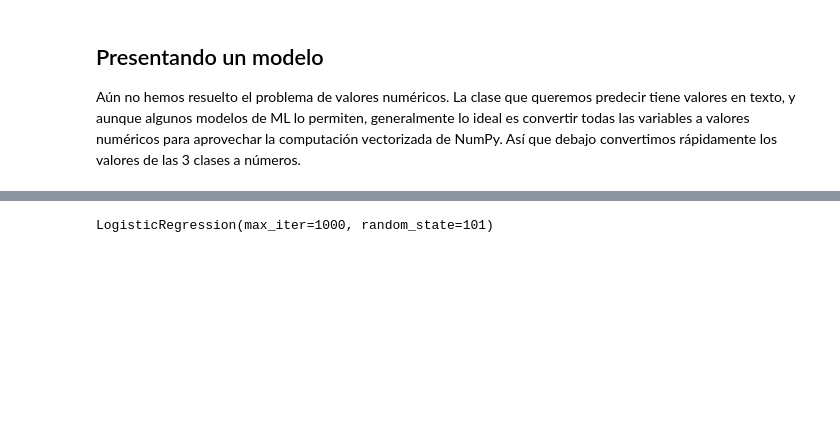
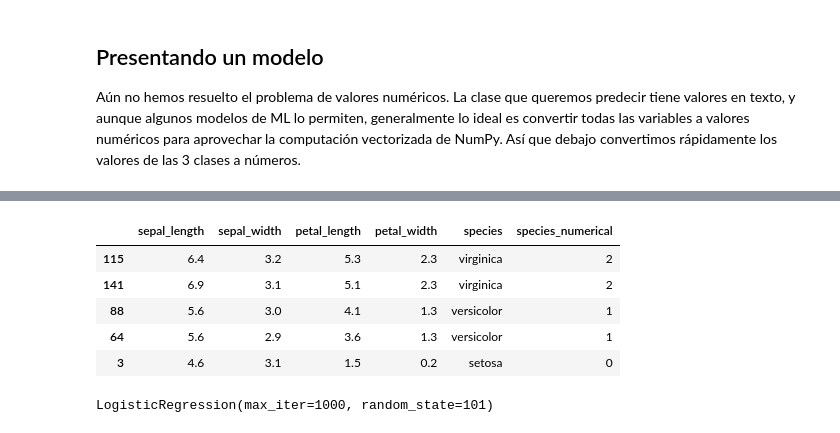
Before and after one commit to jmrodriguez2552/CEDAPY_25_26, a Jupyter notebook: ANALISIS_DATOS_PYTHON/NOTEBOOKS/5101_Tutorial_EDA.ipynb, the cells around one changed output, grey strips where cells are left out. Drawn from its saved outputs; the diff is of its cells as text; code cells hidden in the pictures; blank space fills up the shorter version.

```diff
--- a/ANALISIS_DATOS_PYTHON/NOTEBOOKS/5101_Tutorial_EDA.ipynb
+++ b/ANALISIS_DATOS_PYTHON/NOTEBOOKS/5101_Tutorial_EDA.ipynb
@@ -341,8 +341,16 @@ from sklearn.preprocessing import StandardScaler
 # %%
 X_train = df_train.drop(['species', 'species_numerical'], axis=1)
 y_train = df_train['species_numerical']
 X_test  = df_test.drop(['species', 'species_numerical'], axis=1)
 y_test  = df_test['species_numerical']
+df_train.head()
+# %% [output]
+|  | sepal_length | sepal_width | petal_length | petal_width | species | species_numerical |
+| 115 | 6.4 | 3.2 | 5.3 | 2.3 | virginica | 2 |
+| 141 | 6.9 | 3.1 | 5.1 | 2.3 | virginica | 2 |
+| 88 | 5.6 | 3.0 | 4.1 | 1.3 | versicolor | 1 |
+| 64 | 5.6 | 2.9 | 3.6 | 1.3 | versicolor | 1 |
+| 3 | 4.6 | 3.1 | 1.5 | 0.2 | setosa | 0 |
 # %%
 scaler = StandardScaler()
 X_train = scaler.fit_transform(X_train)
```
Also changed, not shown: parts of 18 cells of this notebook, 5 other files.
